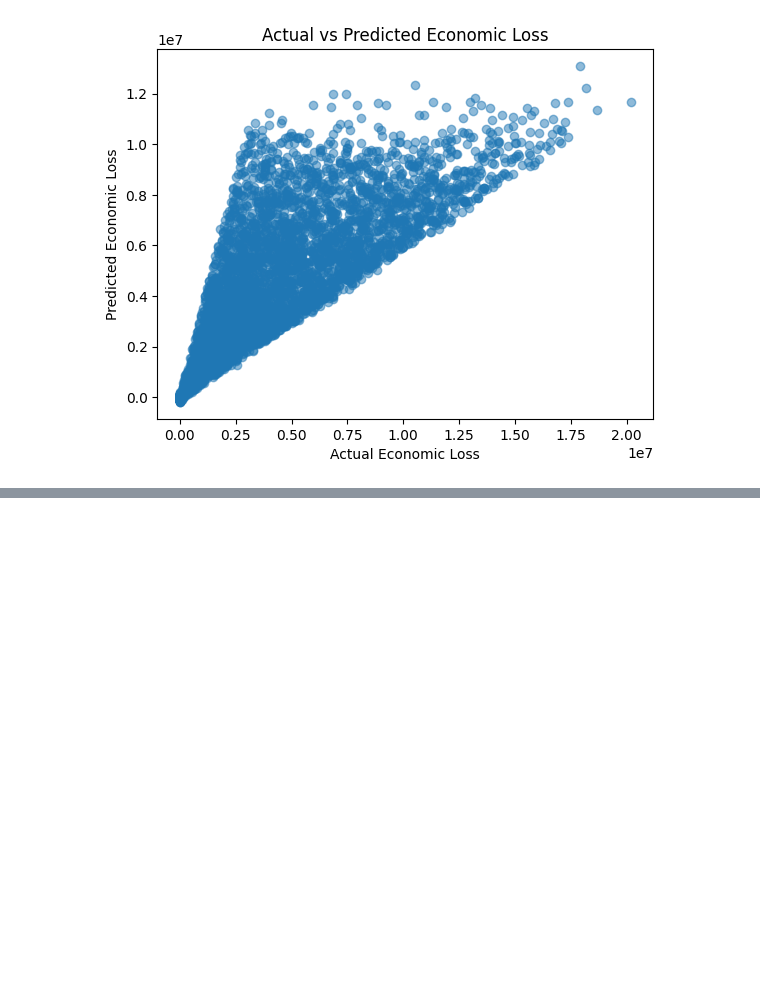
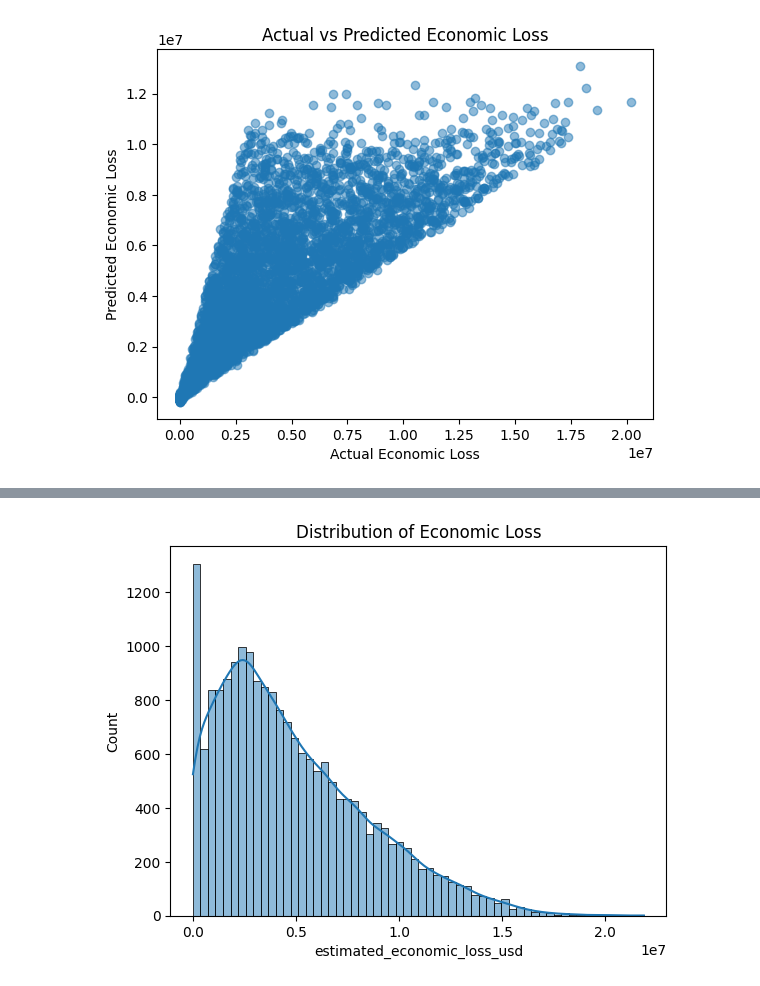
Before and after one commit to vicky0000amu/Disaster-Severity, a Jupyter notebook: Disaster ML Project.ipynb, the cells around one changed output, grey strips where cells are left out. Drawn from its saved outputs; the diff is of its cells as text; code cells hidden in the pictures; blank space fills up the shorter version.

```diff
--- a/Disaster ML Project.ipynb
+++ b/Disaster ML Project.ipynb
@@ -215,0 +245,6 @@ plt.show()
+# %%
+sns.histplot(df['estimated_economic_loss_usd'], kde=True)
+plt.title("Distribution of Economic Loss")
+plt.show()
+# %% [output]
+[figure, added]
```
Also changed, not shown: parts of 8 cells of this notebook.
